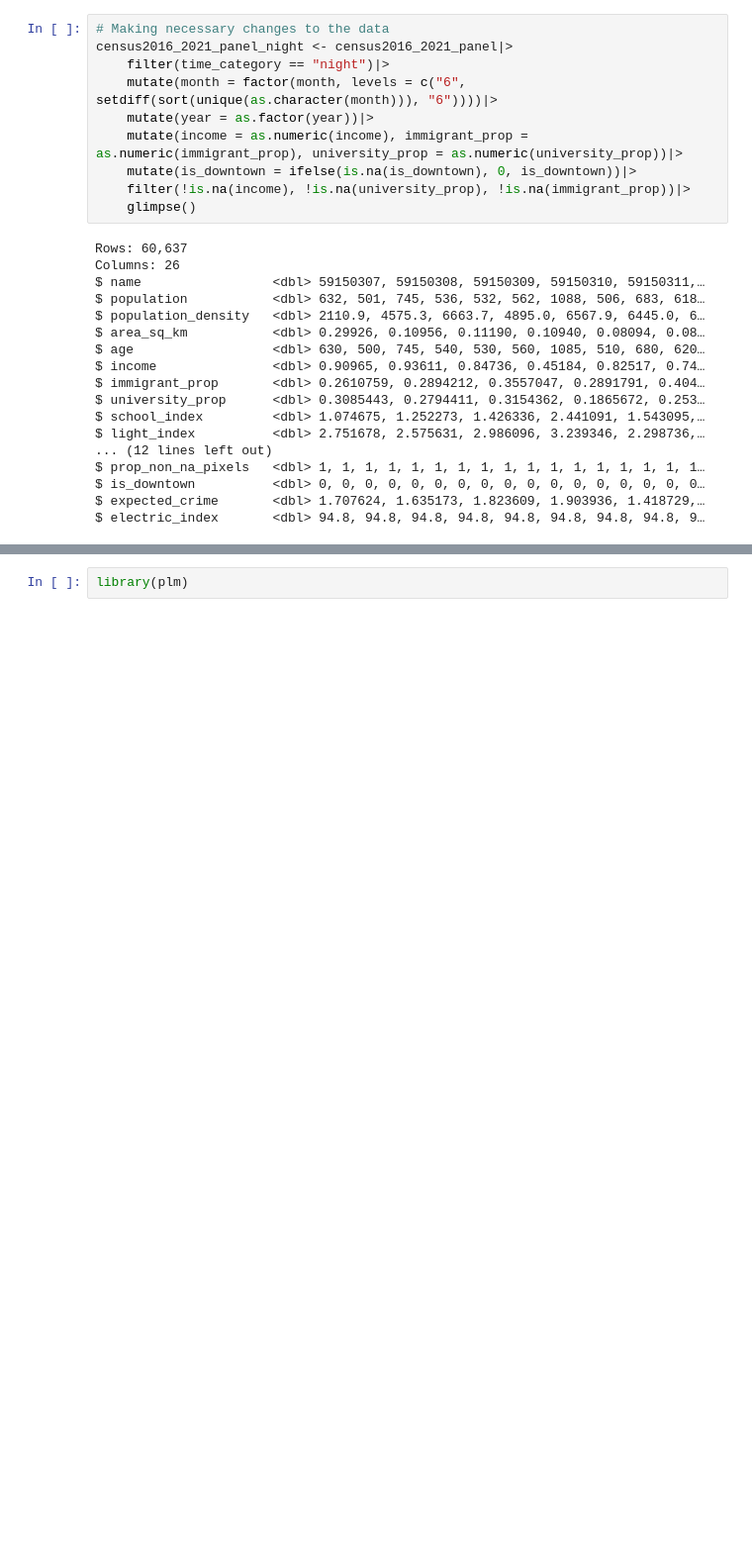
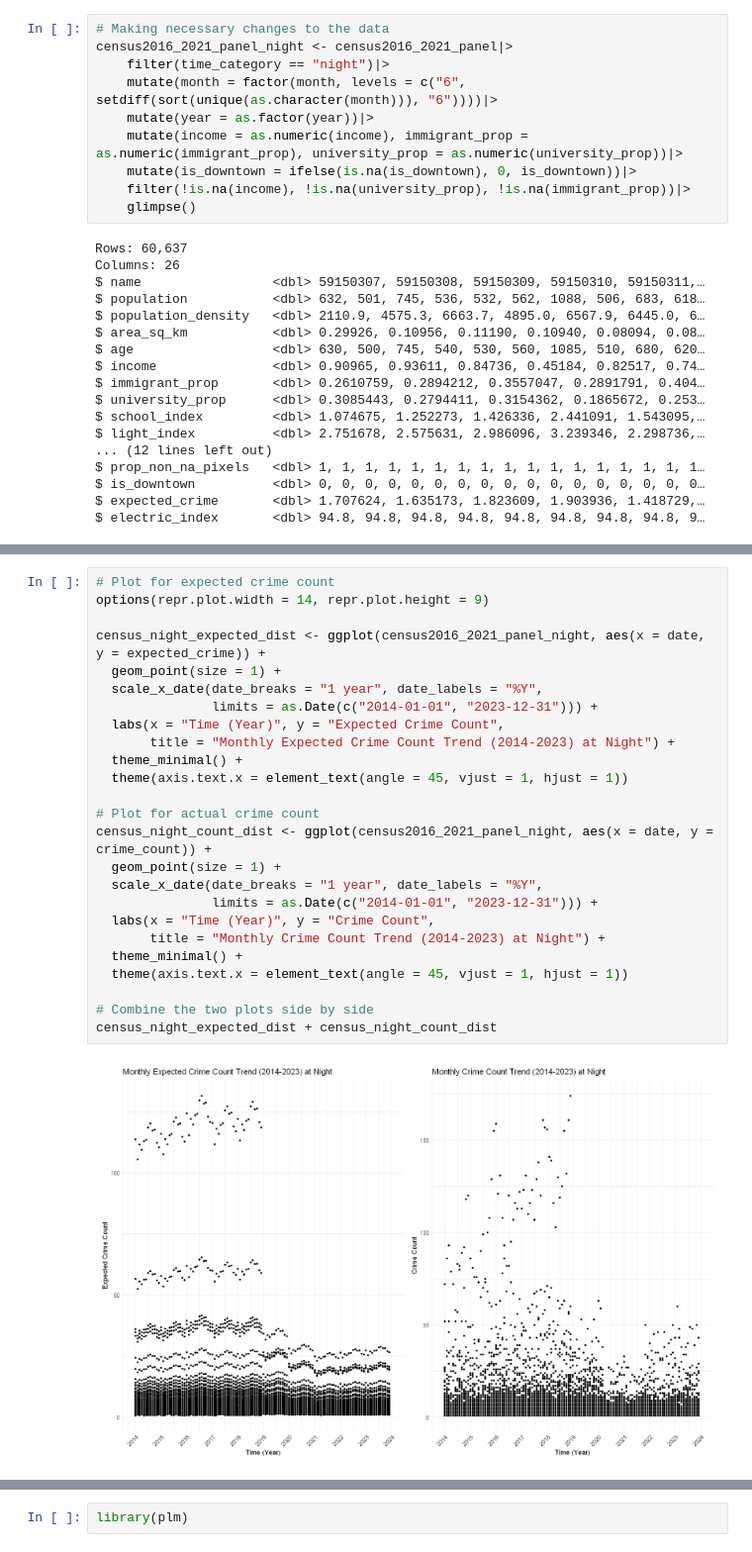
Before and after one commit to Irene-Berezin/econ_398_project, a Jupyter notebook: project_workbook.ipynb, the cells around one changed output, grey strips where cells are left out. Shown at 99% size. Cells and saved outputs as stored; diff of their text form; blank space fills up the shorter version.

```diff
--- a/project_workbook.ipynb
+++ b/project_workbook.ipynb
@@ -805,3 +832,30 @@ $ expected_crime       <dbl> 1.707624, 1.635173, 1.823609, 1.903936, 1.418729,
 $ electric_index       <dbl> 94.8, 94.8, 94.8, 94.8, 94.8, 94.8, 94.8, 94.8, 9…
 $ day_crime_count      <dbl> 0, 0, 1, 0, 0, 0, 0, 1, 3, 0, 0, 0, 2, 2, 2, 0, 0…
 $ expected_day_crime   <dbl> 0.000000, 0.000000, 1.481443, 0.000000, 0.000000,…
+# %%
+# Plot for expected crime count
+options(repr.plot.width = 14, repr.plot.height = 9)
+
+census_night_expected_dist <- ggplot(census2016_2021_panel_night, aes(x = date, y = expected_crime)) +
+  geom_point(size = 1) +
+  scale_x_date(date_breaks = "1 year", date_labels = "%Y",
+               limits = as.Date(c("2014-01-01", "2023-12-31"))) +
+  labs(x = "Time (Year)", y = "Expected Crime Count",
+       title = "Monthly Expected Crime Count Trend (2014-2023) at Night") +
+  theme_minimal() +
+  theme(axis.text.x = element_text(angle = 45, vjust = 1, hjust = 1))
+
+# Plot for actual crime count
+census_night_count_dist <- ggplot(census2016_2021_panel_night, aes(x = date, y = crime_count)) +
+  geom_point(size = 1) +
+  scale_x_date(date_breaks = "1 year", date_labels = "%Y",
+               limits = as.Date(c("2014-01-01", "2023-12-31"))) +
+  labs(x = "Time (Year)", y = "Crime Count",
+       title = "Monthly Crime Count Trend (2014-2023) at Night") +
+  theme_minimal() +
+  theme(axis.text.x = element_text(angle = 45, vjust = 1, hjust = 1))
+
+# Combine the two plots side by side
+census_night_expected_dist + census_night_count_dist
+# %% [output]
+[figure, added]
```
Also changed, not shown: parts of 69 cells of this notebook.
